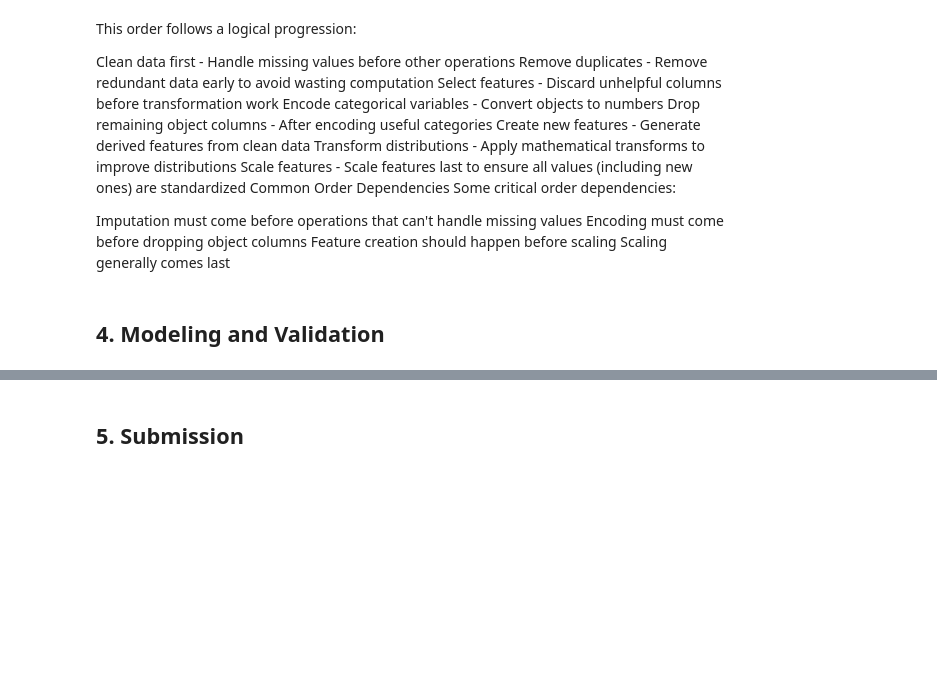
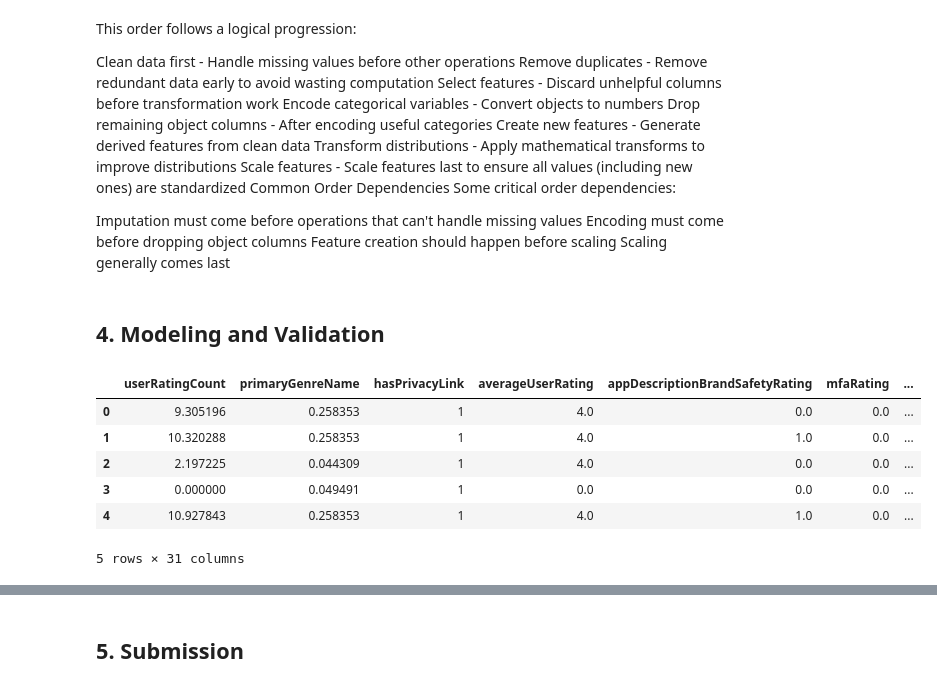
Before and after one commit to Reasondro/FindIT, a Jupyter notebook: Find_IT_Ale.ipynb, the cells around one changed output, grey strips where cells are left out. Saved outputs shown, nothing was run; the diff lists cells and outputs as text; code cells hidden in the pictures; blank space fills up the shorter version.

Commit message:
before revoking

```diff
--- a/Find_IT_Ale.ipynb
+++ b/Find_IT_Ale.ipynb
@@ -854,19 +854,23 @@ class DuplicateRemover(BaseEstimator, TransformerMixin):
         self.verbose = verbose
 
     def fit(self, X, y=None):
+        # No fitting needed for duplicate removal
         return self
 
     def transform(self, X):
-        X = X.copy()
+        X = X.copy() # Work on a copy
 
         before_len = len(X)
+        # Drop duplicates, keeping the original index for the remaining rows
         X.drop_duplicates(inplace=True)
         after_len = len(X)
-        X.reset_index(drop=True, inplace=True)
+
+        # REMOVED THIS LINE: X.reset_index(drop=True, inplace=True)
 
         if self.verbose:
-            print(f"Before dropping duplicates: {before_len}")
-            print(f"After dropping duplicates:  {after_len}")
+            print(f"DuplicateRemover: Before dropping duplicates: {before_len}")
+            print(f"DuplicateRemover: After dropping duplicates:  {after_len}")
+            print(f"DuplicateRemover: Shape after dropping: {X.shape}") # Optional: confirm shape
 
         return X
 # %% [markdown]
@@ -1380,13 +1324,14 @@ def my_smotetomek(X_before, y_before):
 from sklearn.pipeline import Pipeline
 
 # Define the columns to drop based on EDA correlation results < 0.05
-cols_to_drop_based_on_eda = ['isCorporateEmailScore', 'adSpent', 'appAge']
+cols_to_drop_based_on_eda = ['isCorporateEmailScore', 'adSpent', 'appAge',"developerCountry", "countryCode"]
 
 pipe = Pipeline([
                  ("duplicate_remover", DuplicateRemover(verbose=True)), # Added verbose=True for clarity
                  # Pass the predefined list of columns to drop
                  ("feature_dropper", FeatureDropper(cols_to_drop=cols_to_drop_based_on_eda, verbose=True)),
                  ("feature_cleaner", FeatureCleaner(analyze_first=True, create_indicators=True, process_downloads=True)), # Keep analyze_first=True for cleaner's own analysis
+                ("feature_creator", FeatureCreator()),
                  ("feature_transformator", FeatureTransformator()),
                  ("feature_scaler", FeatureScaler()),
                  ("feature_encoder", FeatureEncoder())
@@ -1440,3 +1385,13 @@ X_val= val_set.drop(columns=["coppaRisk"])
 y_val = val_set['coppaRisk']
 # %%
 X_train, y_train = my_smote(X_train, y_train)
+# %%
+X_train.head()
+# %% [output]
+|  | userRatingCount | primaryGenreName | hasPrivacyLink | averageUserRating | appDescriptionBrandSafetyRating | mfaRating | ... |
+| 0 | 9.305196 | 0.258353 | 1 | 4.0 | 0.0 | 0.0 | ... |
+| 1 | 10.320288 | 0.258353 | 1 | 4.0 | 1.0 | 0.0 | ... |
+| 2 | 2.197225 | 0.044309 | 1 | 4.0 | 0.0 | 0.0 | ... |
+| 3 | 0.000000 | 0.049491 | 1 | 0.0 | 0.0 | 0.0 | ... |
+| 4 | 10.927843 | 0.258353 | 1 | 4.0 | 1.0 | 0.0 | ... |
+5 rows × 31 columns
```
Also changed, not shown: parts of 9 cells of this notebook.
